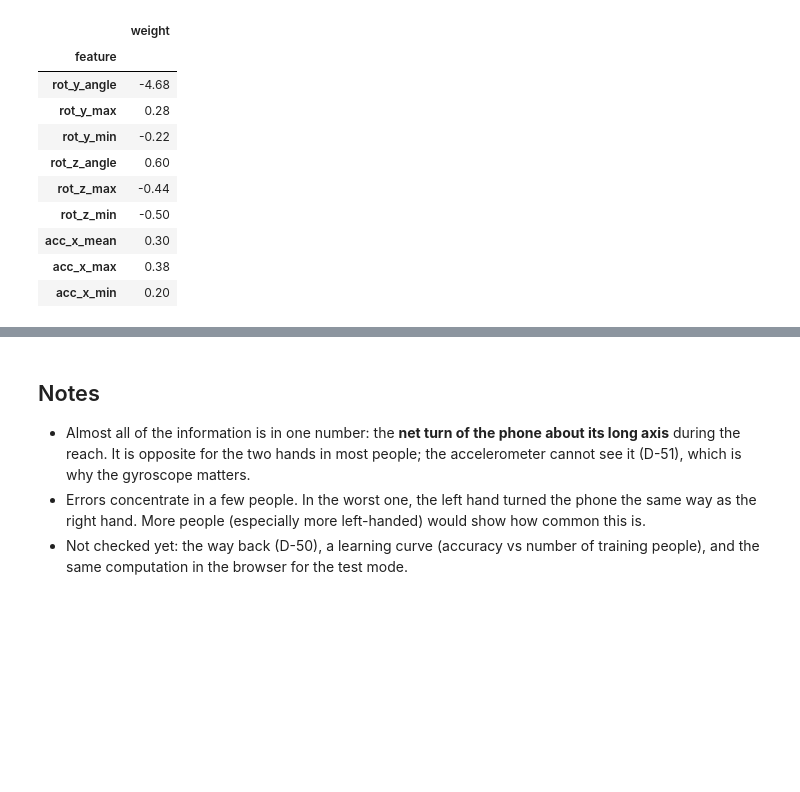
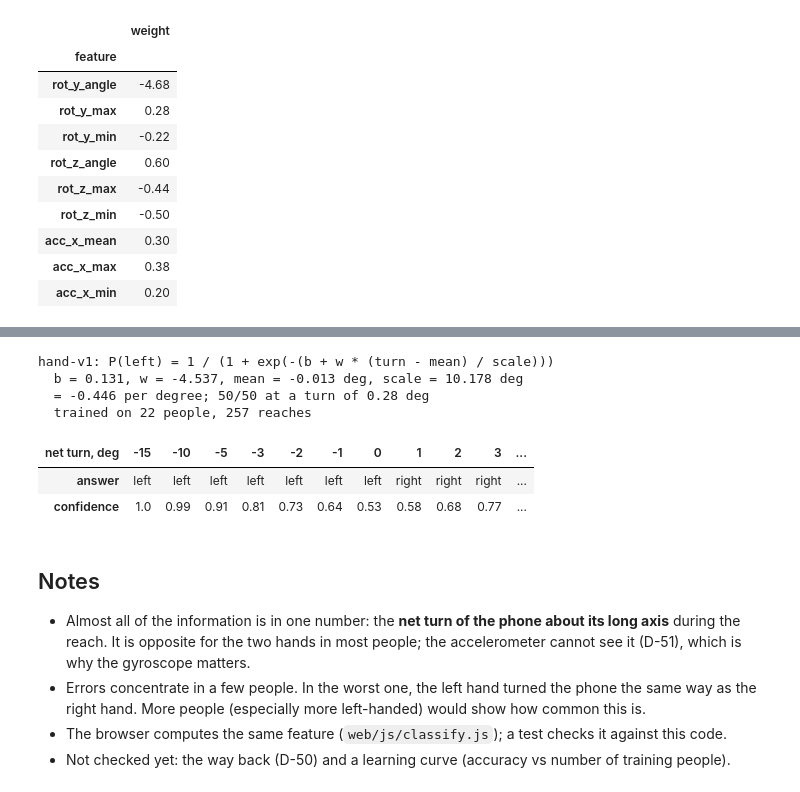
Before and after one commit to mariyaz0/hand-to-nose, a Jupyter notebook: notebooks/02_hand_model.ipynb, the cells around one changed output, grey strips where cells are left out. Saved outputs shown, nothing was run; the diff lists cells and outputs as text; code cells hidden in the pictures; blank space fills up the shorter version.

```diff
--- a/notebooks/02_hand_model.ipynb
+++ b/notebooks/02_hand_model.ipynb
@@ -318,3 +328,28 @@ coefficients(fit_final(data)).round(2)
+# %%
+from model import FINAL_FEATURES, MODEL_VERSION, write_model_js
+
+final = fit_final(data, FINAL_FEATURES)
+m = write_model_js(final, data, ROOT / "web" / "js" / "hand_model.js")
+per_deg = m["weights"][0] / m["scale"][0]
+boundary = m["mean"][0] - m["intercept"] * m["scale"][0] / m["weights"][0]
+print(f"{MODEL_VERSION}: P(left) = 1 / (1 + exp(-(b + w * (turn - mean) / scale)))")
+print(f"  b = {m['intercept']:.3f}, w = {m['weights'][0]:.3f}, mean = {m['mean'][0]:.3f} deg, scale = {m['scale'][0]:.3f} deg")
+print(f"  = {per_deg:.3f} per degree; 50/50 at a turn of {boundary:.2f} deg")
+print(f"  trained on {m['trained_on']['people']} people, {m['trained_on']['trials']} reaches")
+
+turns = [-15, -10, -5, -3, -2, -1, 0, 1, 2, 3, 5, 10, 15]
+p_left = final.predict_proba(pd.DataFrame({"rot_y_angle": turns}))[:, 1]
+pd.DataFrame({"net turn, deg": turns,
+              "answer": np.where(p_left >= 0.5, "left", "right"),
+              "confidence": np.round(np.maximum(p_left, 1 - p_left), 2)}).set_index("net turn, deg").T
+# %% [output]
+hand-v1: P(left) = 1 / (1 + exp(-(b + w * (turn - mean) / scale)))
+  b = 0.131, w = -4.537, mean = -0.013 deg, scale = 10.178 deg
+  = -0.446 per degree; 50/50 at a turn of 0.28 deg
+  trained on 22 people, 257 reaches
+| net turn, deg | -15 | -10 | -5 | -3 | -2 | -1 | 0 | 1 | 2 | 3 | ... |
+| answer | left | left | left | left | left | left | left | right | right | right | ... |
+| confidence | 1.0 | 0.99 | 0.91 | 0.81 | 0.73 | 0.64 | 0.53 | 0.58 | 0.68 | 0.77 | ... |
 # %% [markdown]
 ## Notes
 
@@ -323,5 +358,5 @@ coefficients(fit_final(data)).round(2)
   it (D-51), which is why the gyroscope matters.
 - Errors concentrate in a few people. In the worst one, the left hand turned the phone the same
   way as the right hand. More people (especially more left-handed) would show how common this is.
-- Not checked yet: the way back (D-50), a learning curve (accuracy vs number of training people),
-  and the same computation in the browser for the test mode.
+- The browser computes the same feature (`web/js/classify.js`); a test checks it against this code.
+- Not checked yet: the way back (D-50) and a learning curve (accuracy vs number of training people).
```
Also changed, not shown: parts of 2 cells of this notebook, 17 other files.
